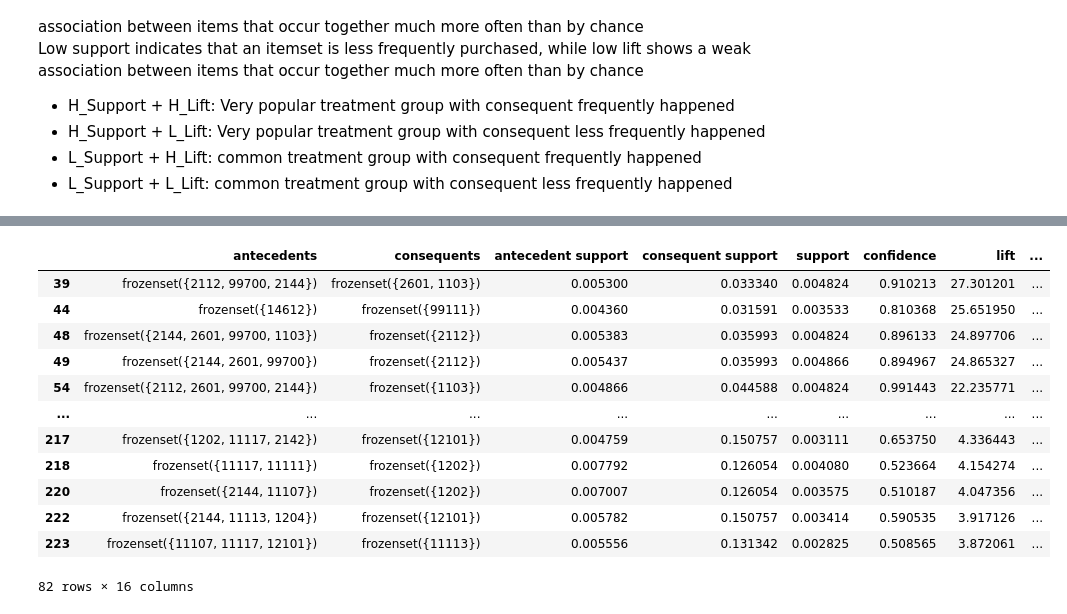
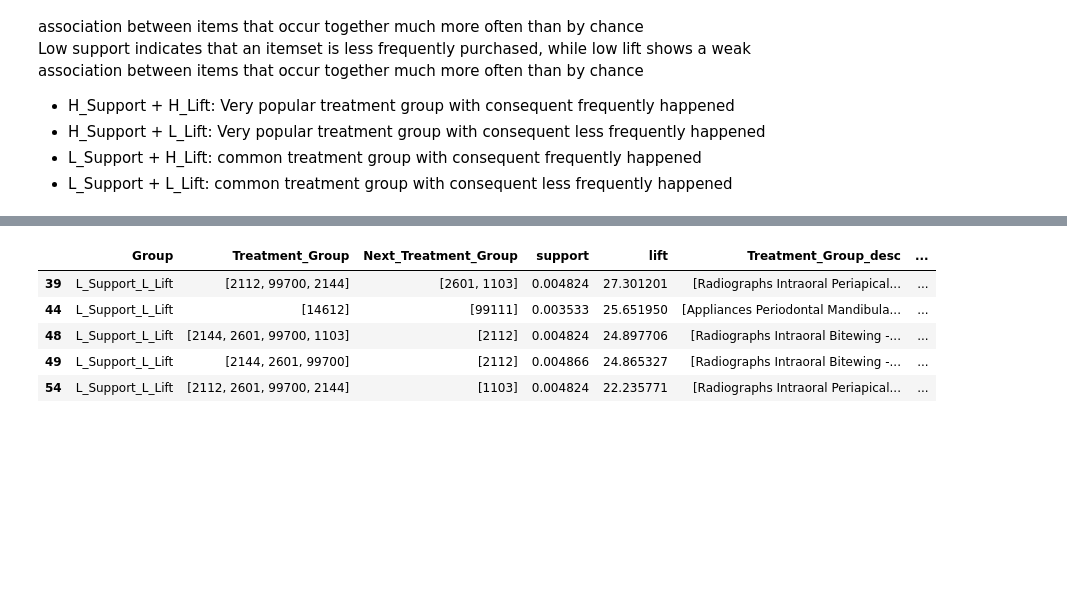
Before and after one commit to Fulankeee/SmilePass, a Jupyter notebook: Co-occurence_treatment.ipynb, the cells around one changed output, grey strips where cells are left out. Cells and saved outputs as stored; diff of their text form; code cells hidden in the pictures; blank space fills up the shorter version.

```diff
--- a/Co-occurence_treatment.ipynb
+++ b/Co-occurence_treatment.ipynb
@@ -179,6 +180,13 @@ def classify_group(row):
 
 df_r['Group'] = df_r.apply(classify_group, axis=1)
 df_r['Treatment_Group'] = df_r['antecedents'].str.findall(r'\d+').apply(lambda x: [int(i) for i in x])
+df_r['Next_Treatment_Group'] = df_r['consequents'].str.findall(r'\d+').apply(lambda x: [int(i) for i in x])
+
+code_to_description = dict(zip(df['procedure_code_y'], df['procedure_code_description']))
+def codes_with_descriptions(codes):
+    return [code_to_description.get(code, f'Unknown ({code})') for code in codes]
+df_r['Treatment_Group_desc'] = df_r['Treatment_Group'].apply(codes_with_descriptions)
+df_r['Next_Treatment_Group_desc'] = df_r['Next_Treatment_Group'].apply(codes_with_descriptions)
 df_r
 # %% [output]
 |  | antecedents | consequents | antecedent support | consequent support | support | confidence | lift | ... |
@@ -259,18 +261,12 @@ L_support_h_lift
 # %%
 # L_Support + L_Lift
 L_support_L_lift = df_r[df_r['Group'] == 'L_Support_L_Lift']
-L_support_L_lift
+L_support_L_lift = L_support_L_lift[['Group', 'Treatment_Group', 'Next_Treatment_Group', 'support', 'lift', 'Treatment_Group_desc', 'Next_Treatment_Group_desc']]
+L_support_L_lift.head()
 # %% [output]
-|  | antecedents | consequents | antecedent support | consequent support | support | confidence | lift | ... |
-| 39 | frozenset({2112, 99700, 2144}) | frozenset({2601, 1103}) | 0.005300 | 0.033340 | 0.004824 | 0.910213 | 27.301201 | ... |
-| 44 | frozenset({14612}) | frozenset({99111}) | 0.004360 | 0.031591 | 0.003533 | 0.810368 | 25.651950 | ... |
-| 48 | frozenset({2144, 2601, 99700, 1103}) | frozenset({2112}) | 0.005383 | 0.035993 | 0.004824 | 0.896133 | 24.897706 | ... |
-| 49 | frozenset({2144, 2601, 99700}) | frozenset({2112}) | 0.005437 | 0.035993 | 0.004866 | 0.894967 | 24.865327 | ... |
-| 54 | frozenset({2112, 2601, 99700, 2144}) | frozenset({1103}) | 0.004866 | 0.044588 | 0.004824 | 0.991443 | 22.235771 | ... |
-| ... | ... | ... | ... | ... | ... | ... | ... | ... |
-| 217 | frozenset({1202, 11117, 2142}) | frozenset({12101}) | 0.004759 | 0.150757 | 0.003111 | 0.653750 | 4.336443 | ... |
-| 218 | frozenset({11117, 11111}) | frozenset({1202}) | 0.007792 | 0.126054 | 0.004080 | 0.523664 | 4.154274 | ... |
-| 220 | frozenset({2144, 11107}) | frozenset({1202}) | 0.007007 | 0.126054 | 0.003575 | 0.510187 | 4.047356 | ... |
-| 222 | frozenset({2144, 11113, 1204}) | frozenset({12101}) | 0.005782 | 0.150757 | 0.003414 | 0.590535 | 3.917126 | ... |
-| 223 | frozenset({11107, 11117, 12101}) | frozenset({11113}) | 0.005556 | 0.131342 | 0.002825 | 0.508565 | 3.872061 | ... |
+|  | Group | Treatment_Group | Next_Treatment_Group | support | lift | Treatment_Group_desc | ... |
+| 39 | L_Support_L_Lift | [2112, 99700, 2144] | [2601, 1103] | 0.004824 | 27.301201 | [Radiographs Intraoral Periapical... | ... |
+| 44 | L_Support_L_Lift | [14612] | [99111] | 0.003533 | 25.651950 | [Appliances Periodontal Mandibula... | ... |
+| 48 | L_Support_L_Lift | [2144, 2601, 99700, 1103] | [2112] | 0.004824 | 24.897706 | [Radiographs Intraoral Bitewing -... | ... |
+| 49 | L_Support_L_Lift | [2144, 2601, 99700] | [2112] | 0.004866 | 24.865327 | [Radiographs Intraoral Bitewing -... | ... |
+| 54 | L_Support_L_Lift | [2112, 2601, 99700, 2144] | [1103] | 0.004824 | 22.235771 | [Radiographs Intraoral Periapical... | ... |
-82 rows × 16 columns
```
Also changed, not shown: parts of 8 cells of this notebook.
